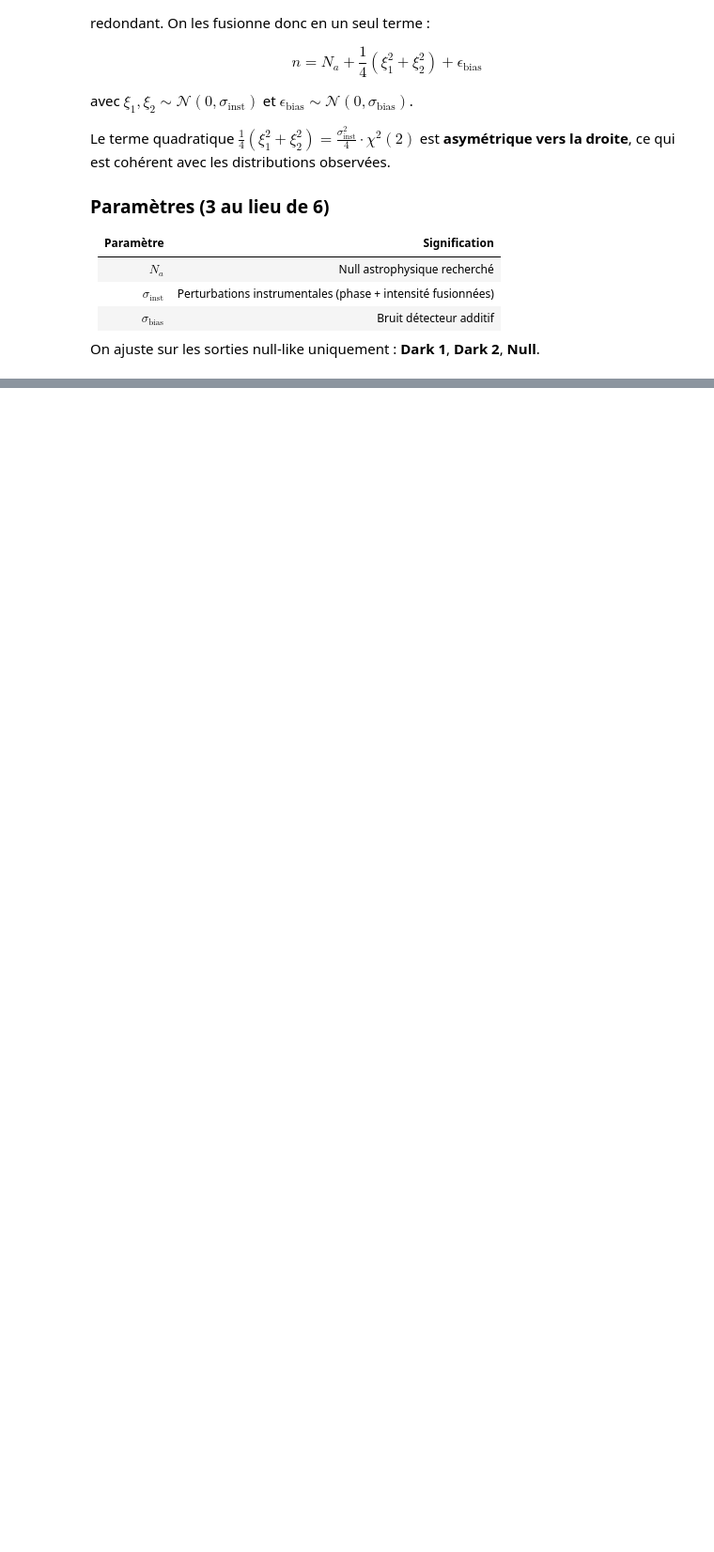
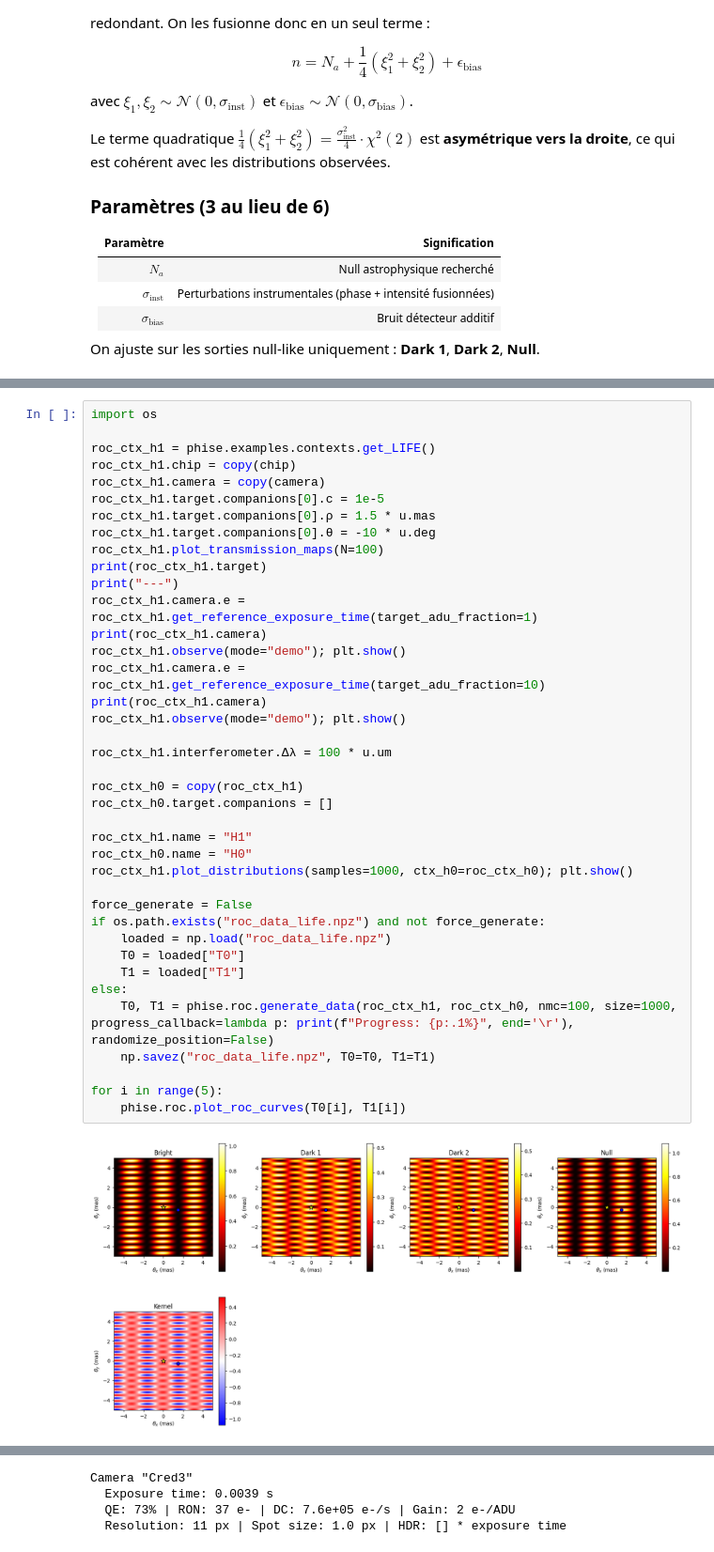
Before and after one commit to VForiel/PhD-Theory, a Jupyter notebook: src/analysis/null_self_calibration/test.ipynb, the cells around one changed output, grey strips where cells are left out. Shown at 94% size. Saved outputs shown, nothing was run; the diff lists cells and outputs as text; blank space fills up the shorter version.

```diff
--- a/src/analysis/null_self_calibration/test.ipynb
+++ b/src/analysis/null_self_calibration/test.ipynb
@@ -548,0 +678,41 @@ Progress: 84.1%
+# %%
+import os
+
+roc_ctx_h1 = phise.examples.contexts.get_LIFE()
+roc_ctx_h1.chip = copy(chip)
+roc_ctx_h1.camera = copy(camera)
+roc_ctx_h1.target.companions[0].c = 1e-5
+roc_ctx_h1.target.companions[0].ρ = 1.5 * u.mas
+roc_ctx_h1.target.companions[0].θ = -10 * u.deg
+roc_ctx_h1.plot_transmission_maps(N=100)
+print(roc_ctx_h1.target)
+print("---")
+roc_ctx_h1.camera.e = roc_ctx_h1.get_reference_exposure_time(target_adu_fraction=1)
+print(roc_ctx_h1.camera)
+roc_ctx_h1.observe(mode="demo"); plt.show()
+roc_ctx_h1.camera.e = roc_ctx_h1.get_reference_exposure_time(target_adu_fraction=10)
+print(roc_ctx_h1.camera)
+roc_ctx_h1.observe(mode="demo"); plt.show()
+
+roc_ctx_h1.interferometer.Δλ = 100 * u.um
+
+roc_ctx_h0 = copy(roc_ctx_h1)
+roc_ctx_h0.target.companions = []
+
+roc_ctx_h1.name = "H1"
+roc_ctx_h0.name = "H0"
+roc_ctx_h1.plot_distributions(samples=1000, ctx_h0=roc_ctx_h0); plt.show()
+
+force_generate = False
+if os.path.exists("roc_data_life.npz") and not force_generate:
+    loaded = np.load("roc_data_life.npz")
+    T0 = loaded["T0"]
+    T1 = loaded["T1"]
+else:
+    T0, T1 = phise.roc.generate_data(roc_ctx_h1, roc_ctx_h0, nmc=100, size=1000, progress_callback=lambda p: print(f"Progress: {p:.1%}", end='\r'), randomize_position=False)
+    np.savez("roc_data_life.npz", T0=T0, T1=T1)
+
+for i in range(5):
+    phise.roc.plot_roc_curves(T0[i], T1[i])
+# %% [output]
+[figure, added]
@@ -548,0 +737,4 @@ Progress: 84.1%
+Camera "Cred3"
+  Exposure time: 0.0039 s
+  QE: 73% | RON: 37 e- | DC: 7.6e+05 e-/s | Gain: 2 e-/ADU
+  Resolution: 11 px | Spot size: 1.0 px | HDR: [] * exposure time
```
Also changed, not shown: parts of 5 cells of this notebook, 4 other files.
